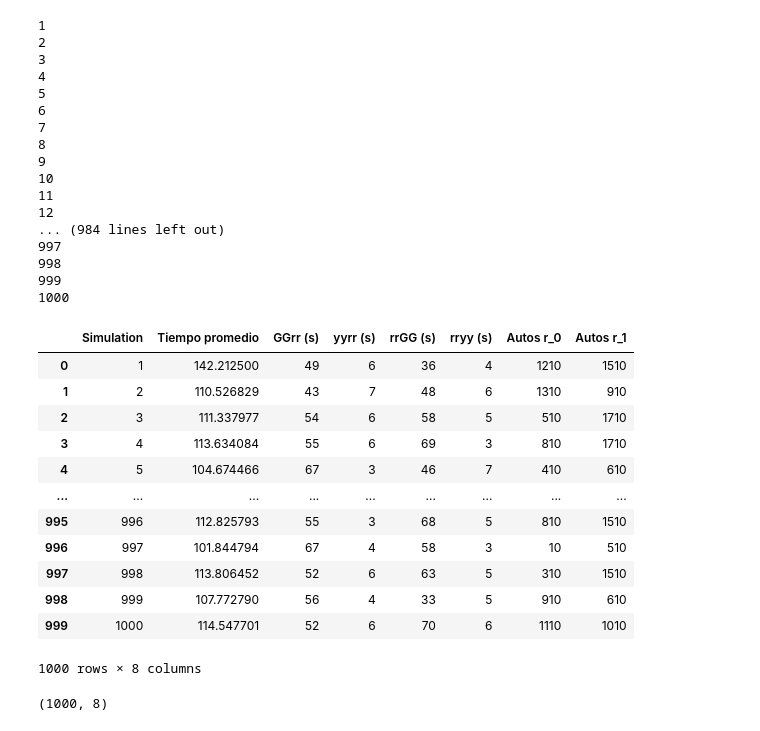
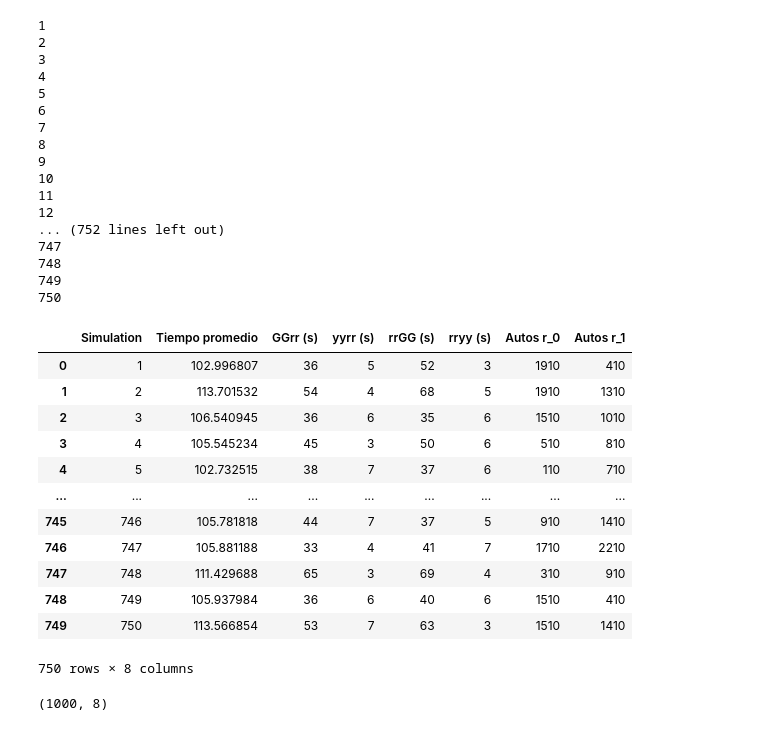
Before and after one commit to Emmatap31/Sumo_EjeCentral, a Jupyter notebook: 1km/sim.ipynb, the cells around one changed output. Cells and saved outputs as stored; diff of their text form; code cells hidden in the pictures.

```diff
--- a/1km/sim.ipynb
+++ b/1km/sim.ipynb
@@ -44,7 +46,7 @@ def n_vehiculos(n0, n1):
             depart=t1
         )
 # %%
-#Se importan algunos de los paquetes requeridos
+#Aquí se llevan a cabo las simulaciones
 import random as rd
 import pandas as pd
 import traci
@@ -57,10 +59,11 @@ rrggs = []# (verde Este-Oeste)
 rryys = []#(amarillo Este-Oeste)
 n0s = []#Tiempos ruta 0
 n1s = []#Tiempos ruta 1
-num_simulations = 1000
+num_simulations = 750
 
-f0 = [i for i in range(10,1500, 100)]
-f1 = [i for i in range(10,2000, 100)]
+#Flujos de autos que se van a utilizar
+f0 = [i for i in range(10,2000, 100)]
+f1 = [i for i in range(10,2500, 100)]
 
 
 for i in range(num_simulations):
@@ -125,48 +128,48 @@ for i in range(num_simulations):
 
     traci.close()
     print(i+1)
 data = {
     'Simulation' : range(1, num_simulations + 1),
     'Tiempo promedio' : avgtimes,
     'GGrr (s)' : ggrrs,
     'yyrr (s)' : yyrrs,
     'rrGG (s)' : rrggs,
     'rryy (s)' : rryys,
     'Autos r_0': n0s,
     'Autos r_1': n1s
 }
 
 df100 = pd.DataFrame(data)
 df100
 # %% [output]
 1
 2
 3
 4
 5
 6
 7
 8
 9
 10
 11
 12
-... (984 lines left out)
-997
-998
-999
-1000
+... (752 lines left out)
+747
+748
+749
+750
 |  | Simulation | Tiempo promedio | GGrr (s) | yyrr (s) | rrGG (s) | rryy (s) | Autos r_0 | Autos r_1 |
-| 0 | 1 | 142.212500 | 49 | 6 | 36 | 4 | 1210 | 1510 |
-| 1 | 2 | 110.526829 | 43 | 7 | 48 | 6 | 1310 | 910 |
-| 2 | 3 | 111.337977 | 54 | 6 | 58 | 5 | 510 | 1710 |
-| 3 | 4 | 113.634084 | 55 | 6 | 69 | 3 | 810 | 1710 |
-| 4 | 5 | 104.674466 | 67 | 3 | 46 | 7 | 410 | 610 |
+| 0 | 1 | 102.996807 | 36 | 5 | 52 | 3 | 1910 | 410 |
+| 1 | 2 | 113.701532 | 54 | 4 | 68 | 5 | 1910 | 1310 |
+| 2 | 3 | 106.540945 | 36 | 6 | 35 | 6 | 1510 | 1010 |
+| 3 | 4 | 105.545234 | 45 | 3 | 50 | 6 | 510 | 810 |
+| 4 | 5 | 102.732515 | 38 | 7 | 37 | 6 | 110 | 710 |
 | ... | ... | ... | ... | ... | ... | ... | ... | ... |
-| 995 | 996 | 112.825793 | 55 | 3 | 68 | 5 | 810 | 1510 |
-| 996 | 997 | 101.844794 | 67 | 4 | 58 | 3 | 10 | 510 |
-| 997 | 998 | 113.806452 | 52 | 6 | 63 | 5 | 310 | 1510 |
-| 998 | 999 | 107.772790 | 56 | 4 | 33 | 5 | 910 | 610 |
-| 999 | 1000 | 114.547701 | 52 | 6 | 70 | 6 | 1110 | 1010 |
+| 745 | 746 | 105.781818 | 44 | 7 | 37 | 5 | 910 | 1410 |
+| 746 | 747 | 105.881188 | 33 | 4 | 41 | 7 | 1710 | 2210 |
+| 747 | 748 | 111.429688 | 65 | 3 | 69 | 4 | 310 | 910 |
+| 748 | 749 | 105.937984 | 36 | 6 | 40 | 6 | 1510 | 410 |
+| 749 | 750 | 113.566854 | 53 | 7 | 63 | 3 | 1510 | 1410 |
-1000 rows × 8 columns
+750 rows × 8 columns
 # %%
```
Also changed, not shown: parts of 16 cells of this notebook, 6 other files.
